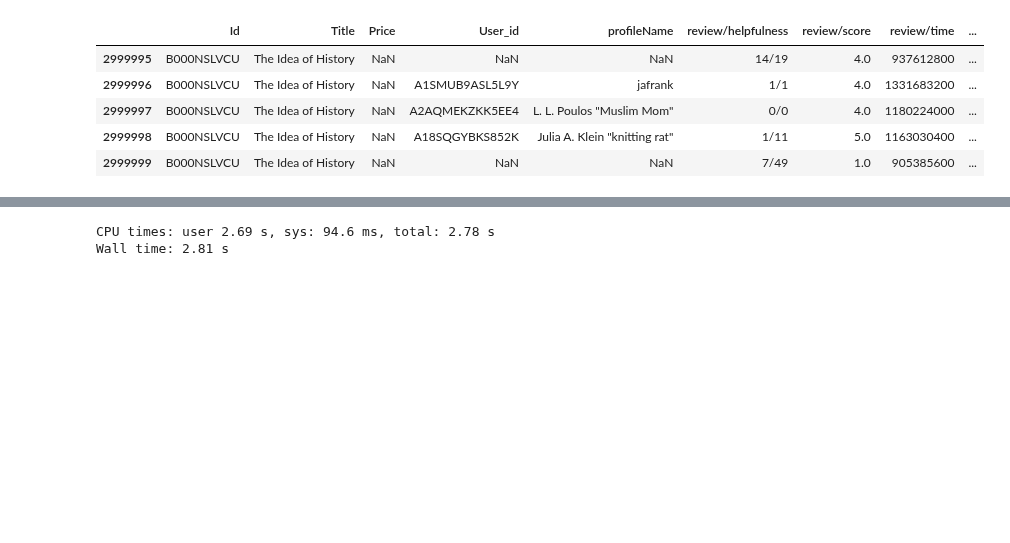
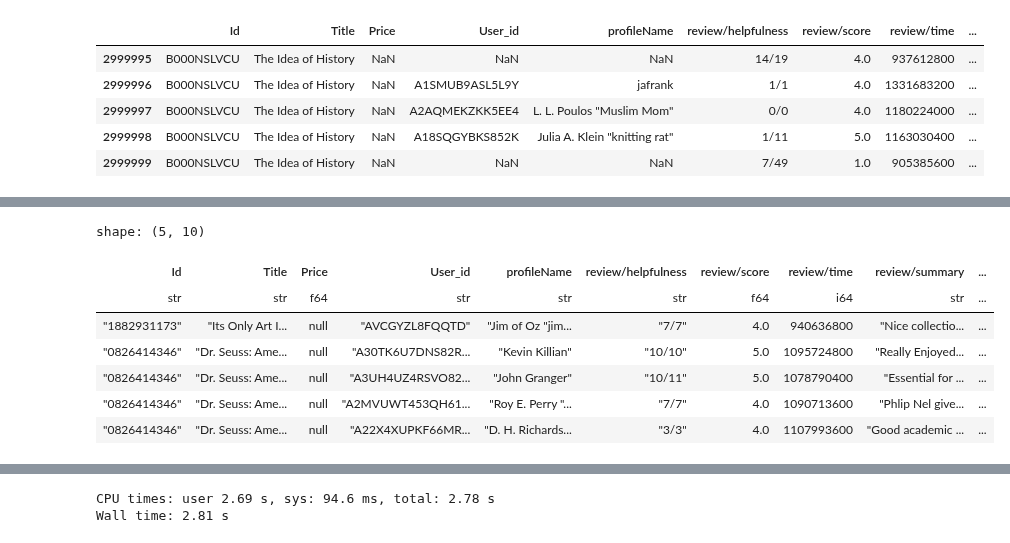
Before and after one commit to drshahizan/Python-big-data, a Jupyter notebook: Project/SDS/SDS_Project.ipynb, the cells around one changed output, grey strips where cells are left out. Drawn from its saved outputs; the diff is of its cells as text; code cells hidden in the pictures; blank space fills up the shorter version.

```diff
--- a/Project/SDS/SDS_Project.ipynb
+++ b/Project/SDS/SDS_Project.ipynb
@@ -163,0 +164,3 @@ Wall time: 272 µs
+# %%
+%%time
+pl_rate = pl.read_csv('Books_rating.csv')
@@ -163,0 +170,4 @@ Wall time: 272 µs
+# %%
+%%time
+pl_rate.head()
+# %% [output]
@@ -163,0 +176,8 @@ Wall time: 272 µs
+shape: (5, 10)
+| Id | Title | Price | User_id | profileName | review/helpfulness | review/score | review/time | review/summary | ... |
+| str | str | f64 | str | str | str | f64 | i64 | str | ... |
+| "1882931173" | "Its Only Art I... | null | "AVCGYZL8FQQTD" | "Jim of Oz "jim... | "7/7" | 4.0 | 940636800 | "Nice collectio... | ... |
+| "0826414346" | "Dr. Seuss: Ame... | null | "A30TK6U7DNS82R... | "Kevin Killian" | "10/10" | 5.0 | 1095724800 | "Really Enjoyed... | ... |
+| "0826414346" | "Dr. Seuss: Ame... | null | "A3UH4UZ4RSVO82... | "John Granger" | "10/11" | 5.0 | 1078790400 | "Essential for ... | ... |
+| "0826414346" | "Dr. Seuss: Ame... | null | "A2MVUWT453QH61... | "Roy E. Perry "... | "7/7" | 4.0 | 1090713600 | "Phlip Nel give... | ... |
+| "0826414346" | "Dr. Seuss: Ame... | null | "A22X4XUPKF66MR... | "D. H. Richards... | "3/3" | 4.0 | 1107993600 | "Good academic ... | ... |
```
Also changed, not shown: parts of 41 cells of this notebook.
